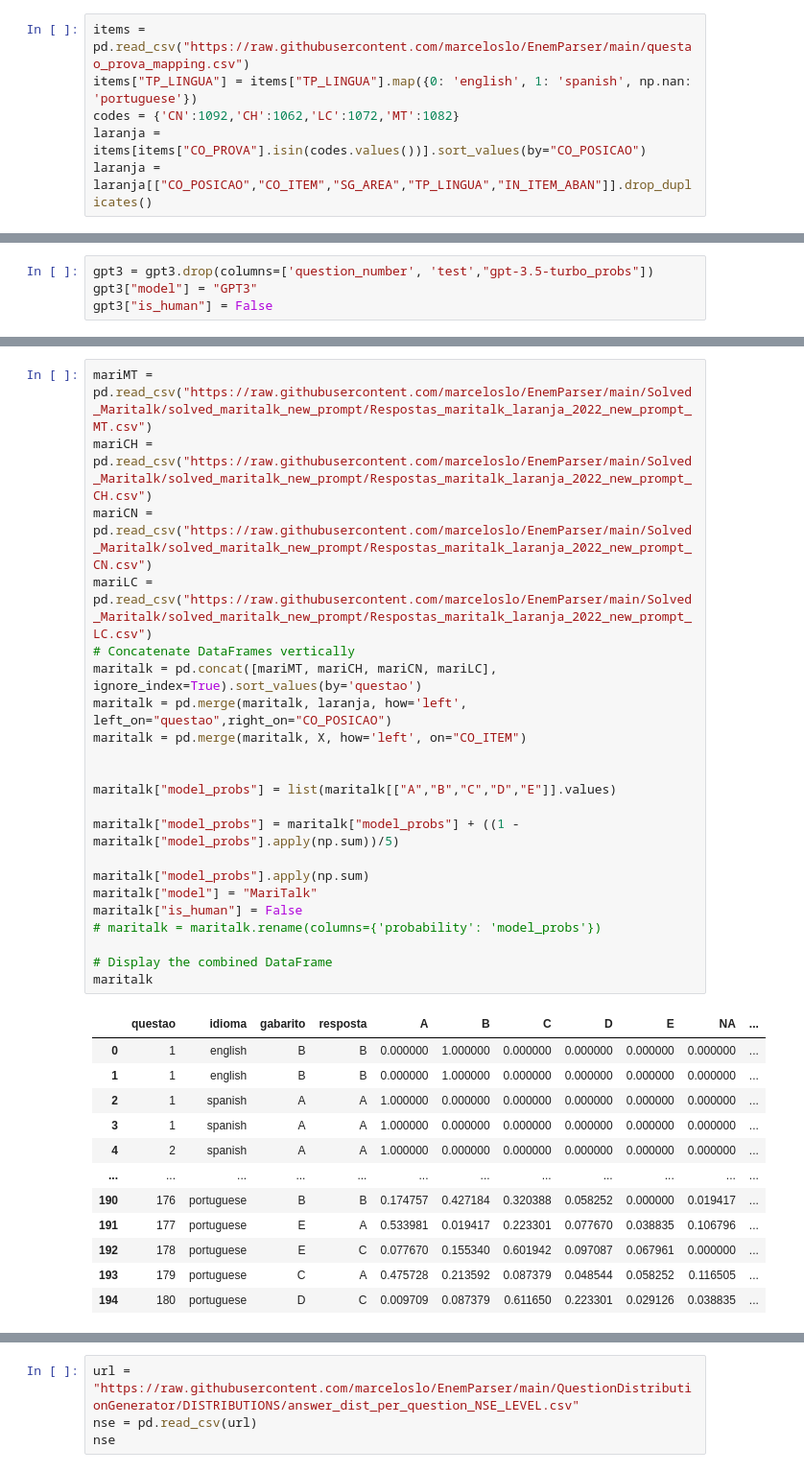
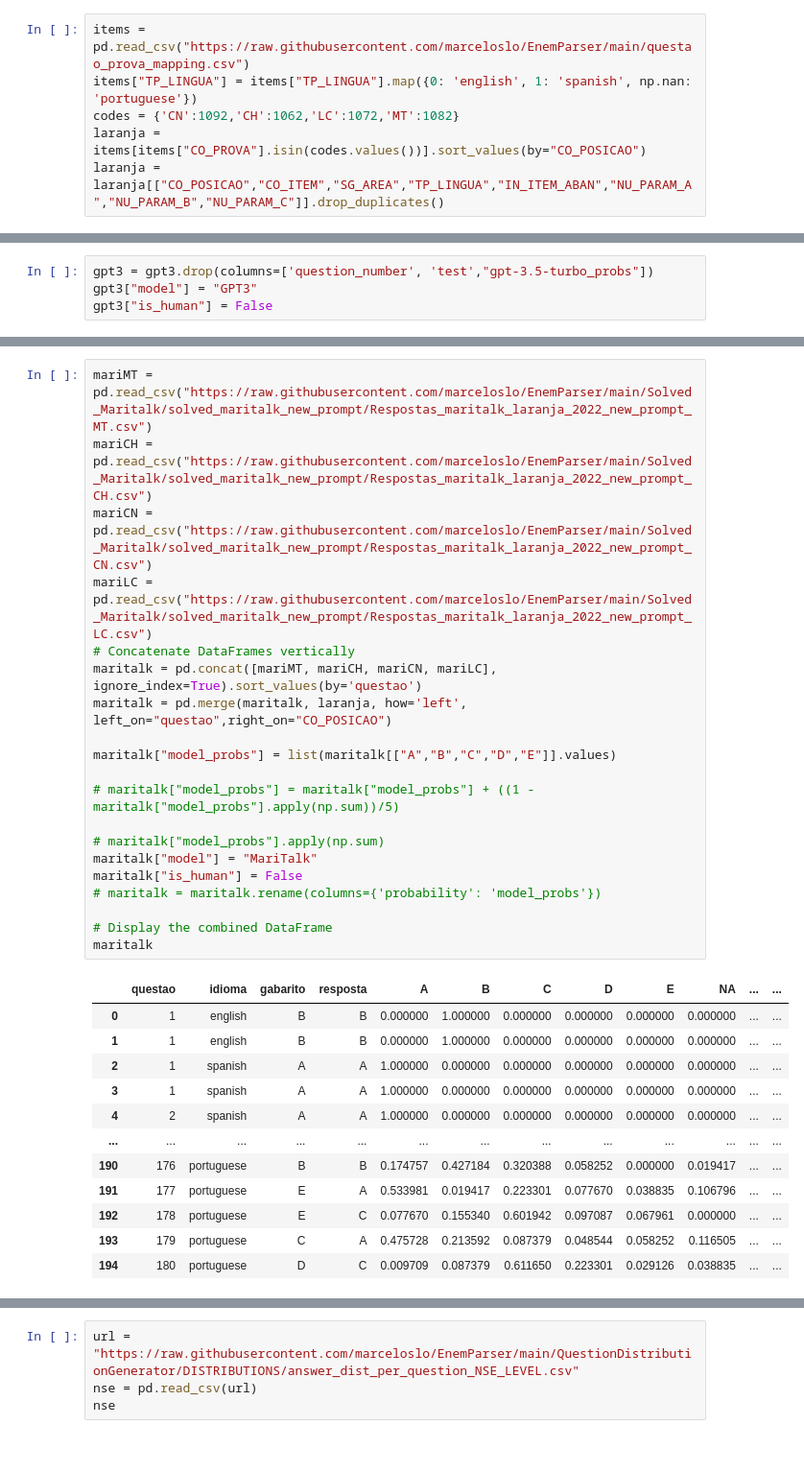
Before and after one commit to IgorJoaquimn/LLMs-on-ENEM-Aies, a Jupyter notebook: correlation and regression analysis/generate clean df to work o.ipynb, the cells around one changed output, grey strips where cells are left out. Shown at 96% size. Cells and saved outputs as stored; diff of their text form.

```diff
--- a/correlation and regression analysis/generate clean df to work o.ipynb
+++ b/correlation and regression analysis/generate clean df to work o.ipynb
@@ -11,7 +11,7 @@ items = pd.read_csv("https://raw.githubusercontent.com/marceloslo/EnemParser/mai
 items["TP_LINGUA"] = items["TP_LINGUA"].map({0: 'english', 1: 'spanish', np.nan: 'portuguese'})
 codes = {'CN':1092,'CH':1062,'LC':1072,'MT':1082}
 laranja = items[items["CO_PROVA"].isin(codes.values())].sort_values(by="CO_POSICAO")
-laranja = laranja[["CO_POSICAO","CO_ITEM","SG_AREA","TP_LINGUA","IN_ITEM_ABAN"]].drop_duplicates()
+laranja = laranja[["CO_POSICAO","CO_ITEM","SG_AREA","TP_LINGUA","IN_ITEM_ABAN","NU_PARAM_A","NU_PARAM_B","NU_PARAM_C"]].drop_duplicates()
 # %%
 gpt4MT = pd.read_csv("https://raw.githubusercontent.com/marceloslo/EnemParser/main/GPT/SolvedPortugueseGPT4/solution_enem_22_mt.csv")
 gpt4CH = pd.read_csv("https://raw.githubusercontent.com/marceloslo/EnemParser/main/GPT/SolvedPortugueseGPT4/solution_enem_22_ch.csv")
@@ -134,35 +114,33 @@ gpt3.head()
 # %%
 mariMT = pd.read_csv("https://raw.githubusercontent.com/marceloslo/EnemParser/main/Solved_Maritalk/solved_maritalk_new_prompt/Respostas_maritalk_laranja_2022_new_prompt_MT.csv")
 mariCH = pd.read_csv("https://raw.githubusercontent.com/marceloslo/EnemParser/main/Solved_Maritalk/solved_maritalk_new_prompt/Respostas_maritalk_laranja_2022_new_prompt_CH.csv")
 mariCN = pd.read_csv("https://raw.githubusercontent.com/marceloslo/EnemParser/main/Solved_Maritalk/solved_maritalk_new_prompt/Respostas_maritalk_laranja_2022_new_prompt_CN.csv")
 mariLC = pd.read_csv("https://raw.githubusercontent.com/marceloslo/EnemParser/main/Solved_Maritalk/solved_maritalk_new_prompt/Respostas_maritalk_laranja_2022_new_prompt_LC.csv")
 # Concatenate DataFrames vertically
 maritalk = pd.concat([mariMT, mariCH, mariCN, mariLC], ignore_index=True).sort_values(by='questao')
 maritalk = pd.merge(maritalk, laranja, how='left', left_on="questao",right_on="CO_POSICAO")
-maritalk = pd.merge(maritalk, X, how='left', on="CO_ITEM")
-
 
 maritalk["model_probs"] = list(maritalk[["A","B","C","D","E"]].values)
 
-maritalk["model_probs"] = maritalk["model_probs"] + ((1 - maritalk["model_probs"].apply(np.sum))/5)
+# maritalk["model_probs"] = maritalk["model_probs"] + ((1 - maritalk["model_probs"].apply(np.sum))/5)
 
-maritalk["model_probs"].apply(np.sum)
+# maritalk["model_probs"].apply(np.sum)
 maritalk["model"] = "MariTalk"
 maritalk["is_human"] = False
 # maritalk = maritalk.rename(columns={'probability': 'model_probs'})
 
 # Display the combined DataFrame
 maritalk
 # %% [output]
-|  | questao | idioma | gabarito | resposta | A | B | C | D | E | NA | ... |
-| 0 | 1 | english | B | B | 0.000000 | 1.000000 | 0.000000 | 0.000000 | 0.000000 | 0.000000 | ... |
-| 1 | 1 | english | B | B | 0.000000 | 1.000000 | 0.000000 | 0.000000 | 0.000000 | 0.000000 | ... |
-| 2 | 1 | spanish | A | A | 1.000000 | 0.000000 | 0.000000 | 0.000000 | 0.000000 | 0.000000 | ... |
-| 3 | 1 | spanish | A | A | 1.000000 | 0.000000 | 0.000000 | 0.000000 | 0.000000 | 0.000000 | ... |
-| 4 | 2 | spanish | A | A | 1.000000 | 0.000000 | 0.000000 | 0.000000 | 0.000000 | 0.000000 | ... |
-| ... | ... | ... | ... | ... | ... | ... | ... | ... | ... | ... | ... |
-| 190 | 176 | portuguese | B | B | 0.174757 | 0.427184 | 0.320388 | 0.058252 | 0.000000 | 0.019417 | ... |
-| 191 | 177 | portuguese | E | A | 0.533981 | 0.019417 | 0.223301 | 0.077670 | 0.038835 | 0.106796 | ... |
-| 192 | 178 | portuguese | E | C | 0.077670 | 0.155340 | 0.601942 | 0.097087 | 0.067961 | 0.000000 | ... |
-| 193 | 179 | portuguese | C | A | 0.475728 | 0.213592 | 0.087379 | 0.048544 | 0.058252 | 0.116505 | ... |
-| 194 | 180 | portuguese | D | C | 0.009709 | 0.087379 | 0.611650 | 0.223301 | 0.029126 | 0.038835 | ... |
+|  | questao | idioma | gabarito | resposta | A | B | C | D | E | NA | ... | ... |
+| 0 | 1 | english | B | B | 0.000000 | 1.000000 | 0.000000 | 0.000000 | 0.000000 | 0.000000 | ... | ... |
+| 1 | 1 | english | B | B | 0.000000 | 1.000000 | 0.000000 | 0.000000 | 0.000000 | 0.000000 | ... | ... |
+| 2 | 1 | spanish | A | A | 1.000000 | 0.000000 | 0.000000 | 0.000000 | 0.000000 | 0.000000 | ... | ... |
+| 3 | 1 | spanish | A | A | 1.000000 | 0.000000 | 0.000000 | 0.000000 | 0.000000 | 0.000000 | ... | ... |
+| 4 | 2 | spanish | A | A | 1.000000 | 0.000000 | 0.000000 | 0.000000 | 0.000000 | 0.000000 | ... | ... |
+| ... | ... | ... | ... | ... | ... | ... | ... | ... | ... | ... | ... | ... |
+| 190 | 176 | portuguese | B | B | 0.174757 | 0.427184 | 0.320388 | 0.058252 | 0.000000 | 0.019417 | ... | ... |
+| 191 | 177 | portuguese | E | A | 0.533981 | 0.019417 | 0.223301 | 0.077670 | 0.038835 | 0.106796 | ... | ... |
+| 192 | 178 | portuguese | E | C | 0.077670 | 0.155340 | 0.601942 | 0.097087 | 0.067961 | 0.000000 | ... | ... |
+| 193 | 179 | portuguese | C | A | 0.475728 | 0.213592 | 0.087379 | 0.048544 | 0.058252 | 0.116505 | ... | ... |
+| 194 | 180 | portuguese | D | C | 0.009709 | 0.087379 | 0.611650 | 0.223301 | 0.029126 | 0.038835 | ... | ... |
```
Also changed, not shown: parts of 19 cells of this notebook.
